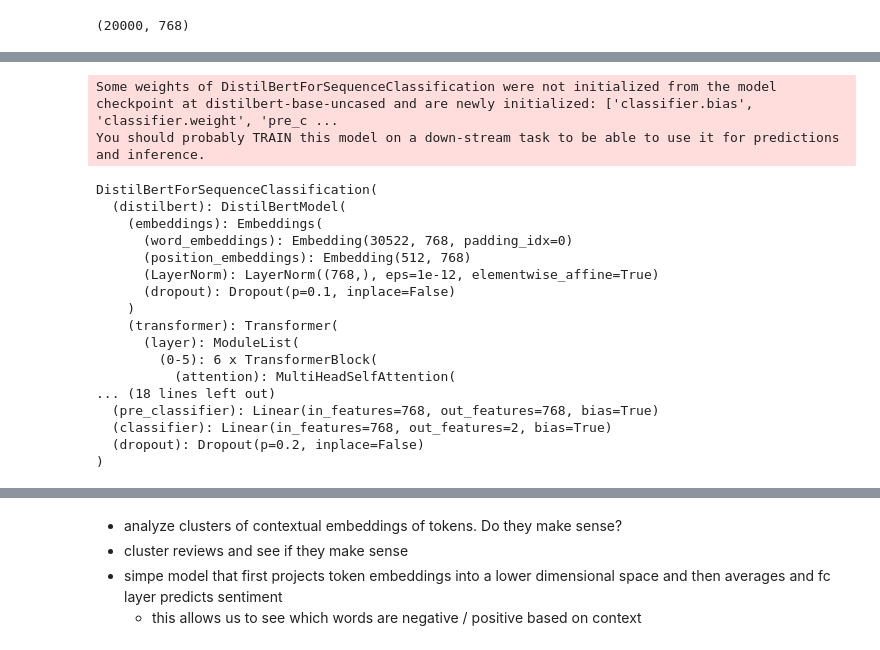
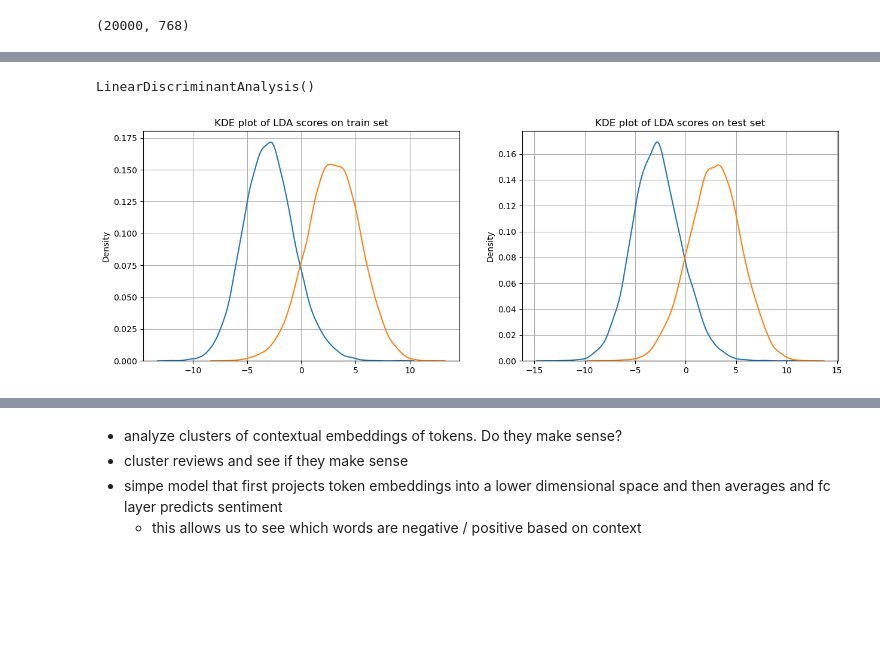
Before and after one commit to vmohit256/ml_practice, a Jupyter notebook: nlp/text_classification/imdb_reviews_deep_learning.ipynb, the cells around one changed output, grey strips where cells are left out. Saved outputs shown, nothing was run; the diff lists cells and outputs as text; code cells hidden in the pictures; blank space fills up the shorter version.

Commit message:
add LDA based classifier for cls static

```diff
--- a/nlp/text_classification/imdb_reviews_deep_learning.ipynb
+++ b/nlp/text_classification/imdb_reviews_deep_learning.ipynb
@@ -645,22 +607,36 @@ Epoch 8 dev loss: 0.3357, acc: 0.8514
-# %%
-AutoModelForSequenceClassification.from_pretrained("distilbert-base-uncased", num_labels=2)
-# %% [output]
-Some weights of DistilBertForSequenceClassification were not initialized from the model checkpoint at distilbert-base-uncased and are newly initialized: ['classifier.bias', 'classifier.weight', 'pre_c ...
-You should probably TRAIN this model on a down-stream task to be able to use it for predictions and inference.
-DistilBertForSequenceClassification(
-  (distilbert): DistilBertModel(
-    (embeddings): Embeddings(
-      (word_embeddings): Embedding(30522, 768, padding_idx=0)
-      (position_embeddings): Embedding(512, 768)
-      (LayerNorm): LayerNorm((768,), eps=1e-12, elementwise_affine=True)
-      (dropout): Dropout(p=0.1, inplace=False)
-    )
-    (transformer): Transformer(
-      (layer): ModuleList(
-        (0-5): 6 x TransformerBlock(
-          (attention): MultiHeadSelfAttention(
-... (18 lines left out)
-  (pre_classifier): Linear(in_features=768, out_features=768, bias=True)
-  (classifier): Linear(in_features=768, out_features=2, bias=True)
-  (dropout): Dropout(p=0.2, inplace=False)
-)
+# %%
+# train a simple Linear Discriminant Analysis model and plot ROC curve
+# we can use the embeddings as features and labels as labels
+
+X_train = train_emb_matrix
+# standard scale the features
+scaler = StandardScaler()
+X_train = scaler.fit_transform(X_train)
+y_train = np.array(cls_train['label'])
+
+X_test = np.array(list(cls_test['cls_embedding']))
+X_test = scaler.transform(X_test)
+y_test = np.array(cls_test['label'])
+
+lda = LinearDiscriminantAnalysis()
+lda.fit(X_train, y_train)
+# %% [output]
+LinearDiscriminantAnalysis()
+# %%
+# plot kde plots of lda scores for each class side by side
+
+train_lda_scores = lda.decision_function(X_train)
+test_lda_scores = lda.decision_function(X_test)
+
+fig, axs = plt.subplots(1, 2, figsize=(15, 5))
+sns.kdeplot(train_lda_scores[y_train == 0], ax=axs[0], label='Negative')
+sns.kdeplot(train_lda_scores[y_train == 1], ax=axs[0], label='Positive')
+axs[0].set_title("KDE plot of LDA scores on train set"); axs[0].grid()
+
+sns.kdeplot(test_lda_scores[y_test == 0], ax=axs[1], label='Negative')
+sns.kdeplot(test_lda_scores[y_test == 1], ax=axs[1], label='Positive')
+axs[1].set_title("KDE plot of LDA scores on test set"); axs[1].grid();
+
+plt.show()
+# %% [output]
+[figure, added]
```
Also changed, not shown: parts of 26 cells of this notebook, 1 other file.
